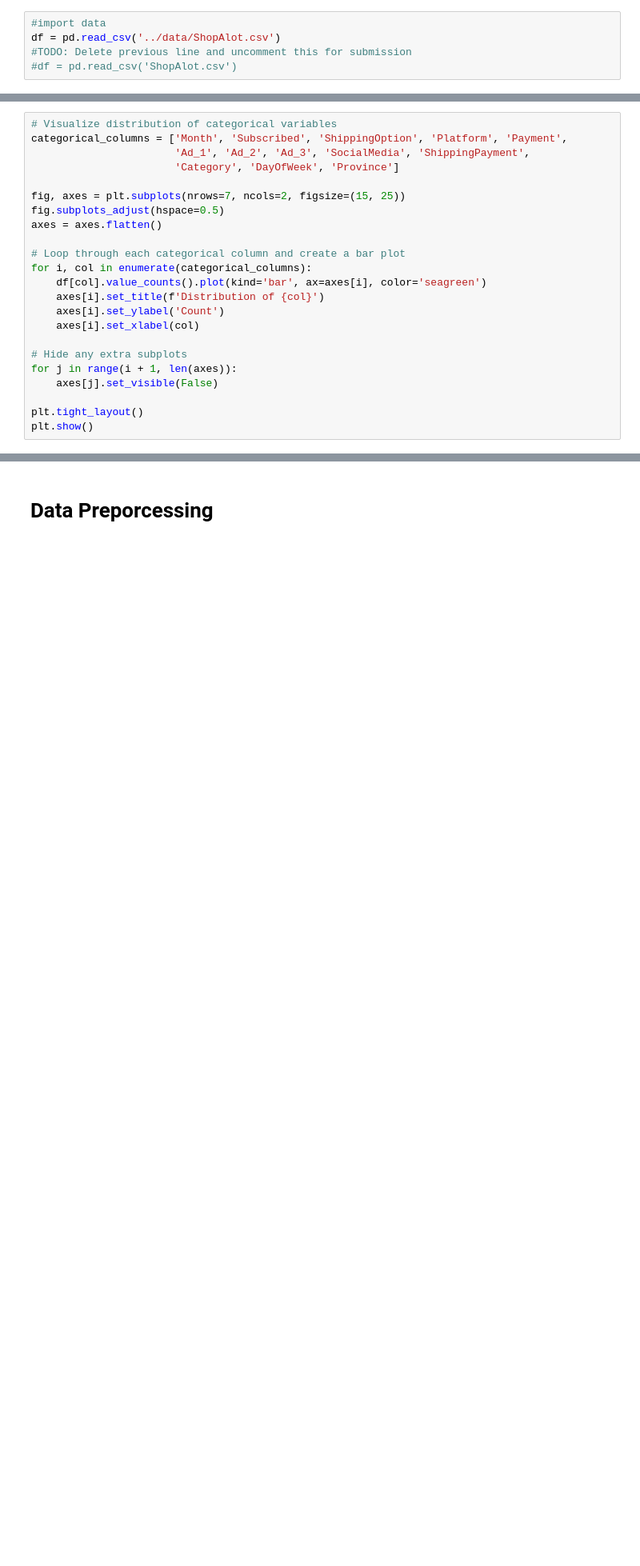
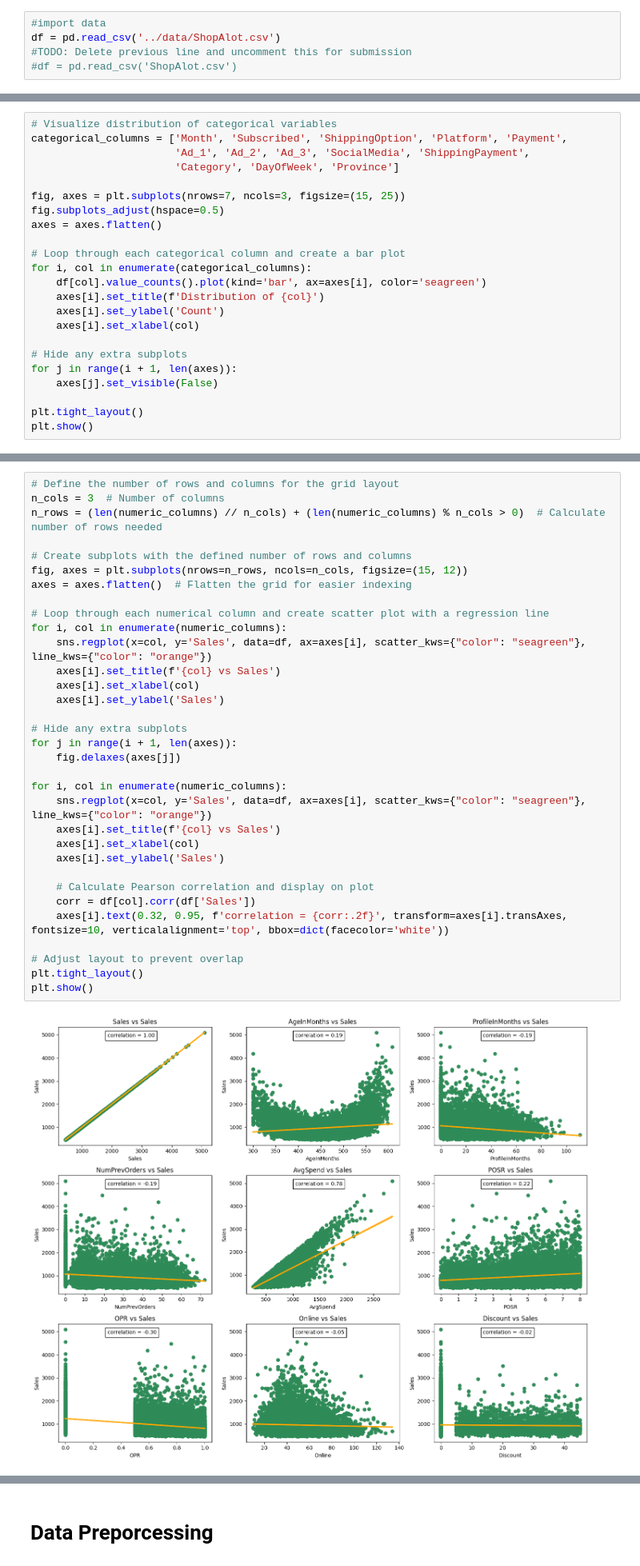
Before and after one commit to TiaanViviers/ShopAlot_analysis, a Jupyter notebook: notebooks/Group22.ipynb, the cells around one changed output, grey strips where cells are left out. Shown at 80% size. Saved outputs shown, nothing was run; the diff lists cells and outputs as text; blank space fills up the shorter version.

```diff
--- a/notebooks/Group22.ipynb
+++ b/notebooks/Group22.ipynb
@@ -143,7 +311,7 @@ categorical_columns = ['Month', 'Subscribed', 'ShippingOption', 'Platform', 'Pay
                        'Ad_1', 'Ad_2', 'Ad_3', 'SocialMedia', 'ShippingPayment',
                        'Category', 'DayOfWeek', 'Province']
 
-fig, axes = plt.subplots(nrows=7, ncols=2, figsize=(15, 25))
+fig, axes = plt.subplots(nrows=7, ncols=3, figsize=(15, 25))
 fig.subplots_adjust(hspace=0.5)
 axes = axes.flatten()
 
@@ -180,0 +375,35 @@ Highlight any surprising patterns or relationships that will inform further mode
+# %%
+# Define the number of rows and columns for the grid layout
+n_cols = 3  # Number of columns
+n_rows = (len(numeric_columns) // n_cols) + (len(numeric_columns) % n_cols > 0)  # Calculate number of rows needed
+
+# Create subplots with the defined number of rows and columns
+fig, axes = plt.subplots(nrows=n_rows, ncols=n_cols, figsize=(15, 12))
+axes = axes.flatten()  # Flatten the grid for easier indexing
+
+# Loop through each numerical column and create scatter plot with a regression line
+for i, col in enumerate(numeric_columns):
+    sns.regplot(x=col, y='Sales', data=df, ax=axes[i], scatter_kws={"color": "seagreen"}, line_kws={"color": "orange"})
+    axes[i].set_title(f'{col} vs Sales')
+    axes[i].set_xlabel(col)
+    axes[i].set_ylabel('Sales')
+
+# Hide any extra subplots
+for j in range(i + 1, len(axes)):
+    fig.delaxes(axes[j])
+
+for i, col in enumerate(numeric_columns):
+    sns.regplot(x=col, y='Sales', data=df, ax=axes[i], scatter_kws={"color": "seagreen"}, line_kws={"color": "orange"})
+    axes[i].set_title(f'{col} vs Sales')
+    axes[i].set_xlabel(col)
+    axes[i].set_ylabel('Sales')
+
+    # Calculate Pearson correlation and display on plot
+    corr = df[col].corr(df['Sales'])
+    axes[i].text(0.32, 0.95, f'correlation = {corr:.2f}', transform=axes[i].transAxes, fontsize=10, verticalalignment='top', bbox=dict(facecolor='white'))
+
+# Adjust layout to prevent overlap
+plt.tight_layout()
+plt.show()
+# %% [output]
+[figure, added]
```
Also changed, not shown: parts of 58 cells of this notebook.
